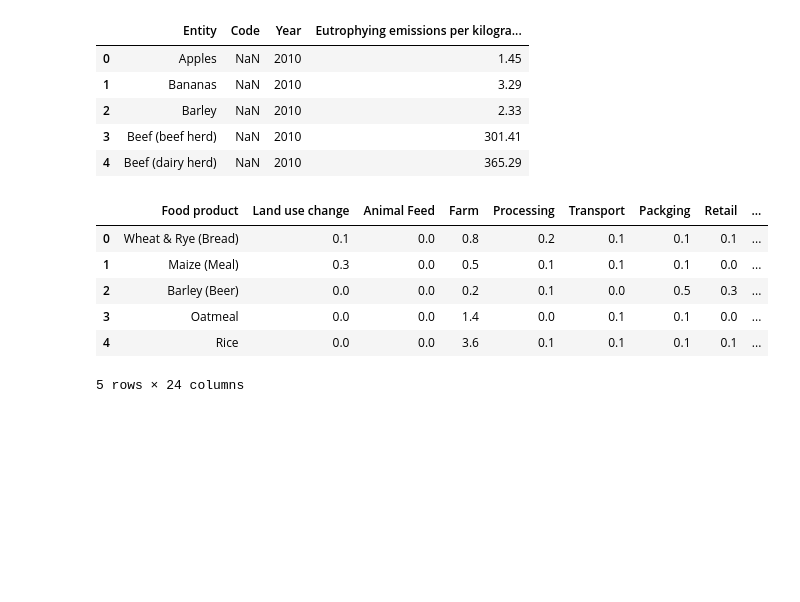
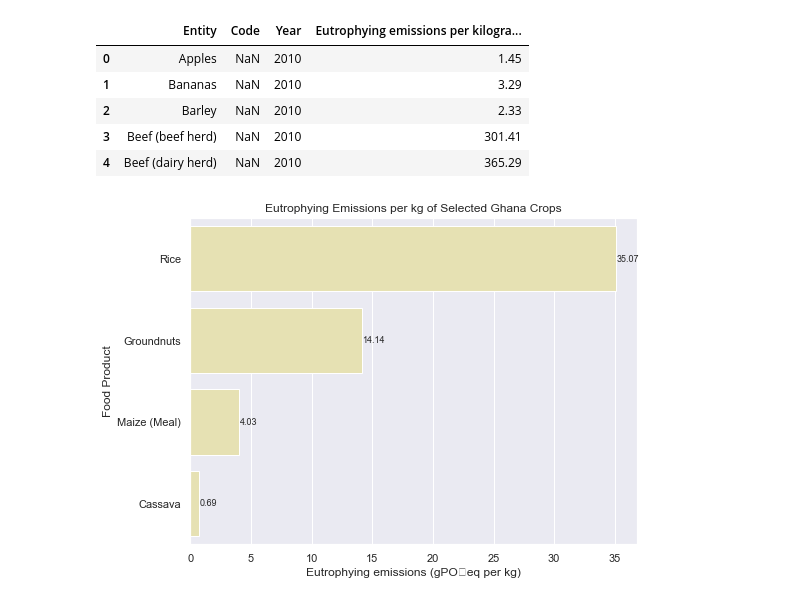
Before and after one commit to courtneyletsa/food_production, a Jupyter notebook: Environmental Impact of Food Production Analysis.ipynb, the cells around one changed output. Saved outputs shown, nothing was run; the diff lists cells and outputs as text; code cells hidden in the pictures; blank space fills up the shorter version.

```diff
--- a/Environmental Impact of Food Production Analysis.ipynb
+++ b/Environmental Impact of Food Production Analysis.ipynb
@@ -388,0 +372,31 @@ df_new = df.copy()
+# %%
+# Sort crops by eutrophying emissions (ascending order)
+ghana_crops_sorted = ghana_crops.sort_values(
+    by="Eutrophying emissions per kilogram (gPO₄eq per kilogram)",
+    ascending=False
+)
+# %%
+
+sns.set_theme(style="darkgrid")
+
+plt.figure(figsize=(8,6))
+ax = sns.barplot(
+    data=ghana_crops_sorted,
+    x="Eutrophying emissions per kilogram (gPO₄eq per kilogram)",
+    y="Food product",
+    hue="Category",
+    dodge=False,
+    palette={"Plant-based": "palegoldenrod"}
+)
+
+# Add data labels
+for i, v in enumerate(ghana_crops_sorted["Eutrophying emissions per kilogram (gPO₄eq per kilogram)"]):
+    ax.text(v + 0.05, i, f"{v:.2f}", va="center", fontsize=9)
+
+plt.title("Eutrophying Emissions per kg of Selected Ghana Crops")
+plt.xlabel("Eutrophying emissions (gPO₄eq per kg)")
+plt.ylabel("Food Product")
+plt.legend([],[], frameon=False)  # remove legend since all are plant-based
+plt.show()
+# %% [output]
+[figure, added]
@@ -389,10 +436,9 @@ df_new = df.copy()
 # %%
-df_new.head()
+# Select relevant columns
+eutrophying_cal_pro = df[["Food product", "Category", "Eutrophying emissions per 1000kcal (gPO₄eq per 1000kcal)", "Eutrophying emissions per 100g protein (gPO₄eq per 100 grams protein)"]]
+
+# Filter for the 4 crops of interest
+ghana_crops_cal_pro = eutrophying_cal_pro[
+    eutrophying_cal_pro["Food product"].isin(["Rice", "Maize (Meal)", "Cassava", "Groundnuts"])
+]
+# ghana_crops_cal_pro
-# %% [output]
-|  | Food product | Land use change | Animal Feed | Farm | Processing | Transport | Packging | Retail | ... |
-| 0 | Wheat & Rye (Bread) | 0.1 | 0.0 | 0.8 | 0.2 | 0.1 | 0.1 | 0.1 | ... |
-| 1 | Maize (Meal) | 0.3 | 0.0 | 0.5 | 0.1 | 0.1 | 0.1 | 0.0 | ... |
-| 2 | Barley (Beer) | 0.0 | 0.0 | 0.2 | 0.1 | 0.0 | 0.5 | 0.3 | ... |
-| 3 | Oatmeal | 0.0 | 0.0 | 1.4 | 0.0 | 0.1 | 0.1 | 0.0 | ... |
-| 4 | Rice | 0.0 | 0.0 | 3.6 | 0.1 | 0.1 | 0.1 | 0.1 | ... |
-5 rows × 24 columns
```
Also changed, not shown: parts of 17 cells of this notebook.
